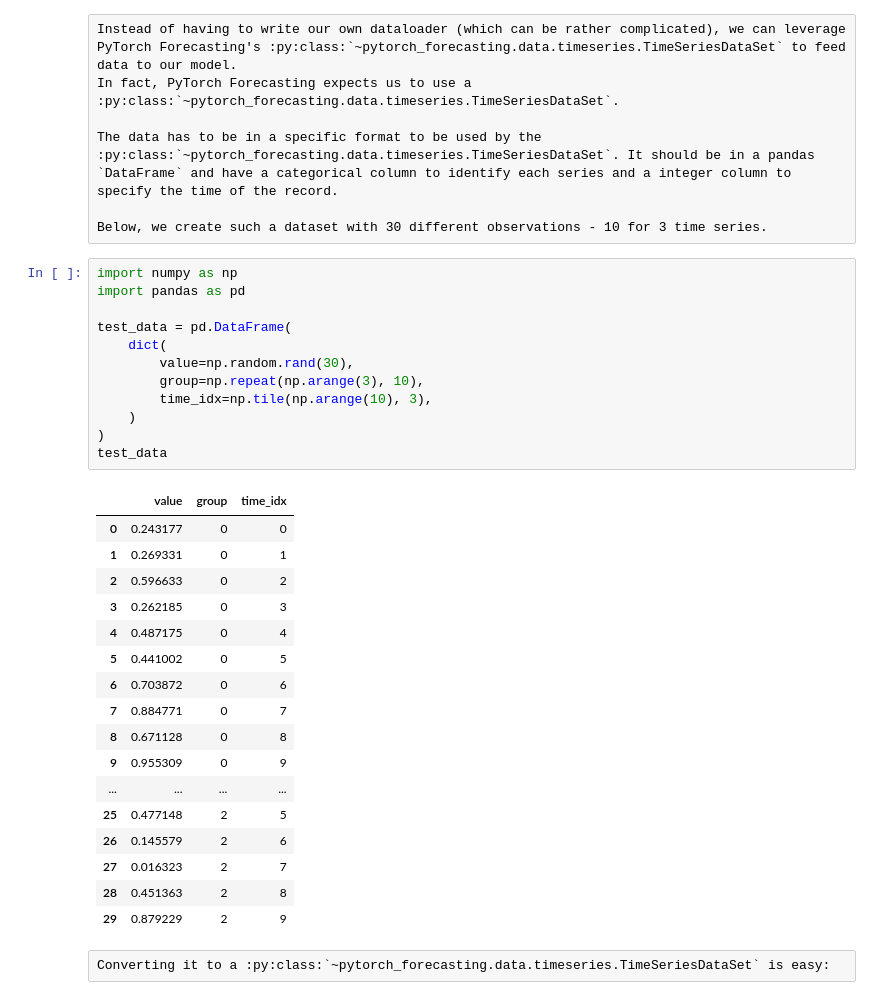
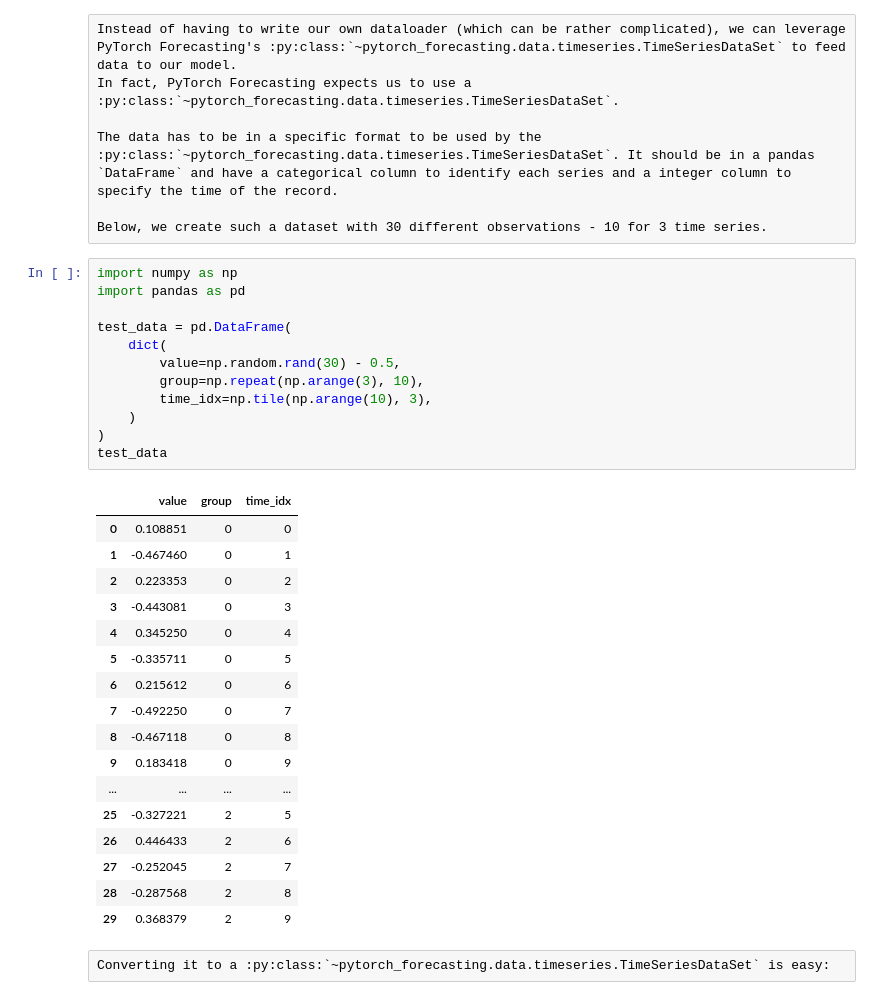
Before and after one commit to sktime/pytorch-forecasting, a Jupyter notebook: docs/source/tutorials/building.ipynb, the cells around one changed output. Cells and saved outputs as stored; diff of their text form.

```diff
--- a/docs/source/tutorials/building.ipynb
+++ b/docs/source/tutorials/building.ipynb
@@ -103,33 +103,33 @@ Below, we create such a dataset with 30 different observations - 10 for 3 time s
 # %%
 import numpy as np
 import pandas as pd
 
 test_data = pd.DataFrame(
     dict(
-        value=np.random.rand(30),
+        value=np.random.rand(30) - 0.5,
         group=np.repeat(np.arange(3), 10),
         time_idx=np.tile(np.arange(10), 3),
     )
 )
 test_data
 # %% [output]
 |  | value | group | time_idx |
-| 0 | 0.243177 | 0 | 0 |
-| 1 | 0.269331 | 0 | 1 |
-| 2 | 0.596633 | 0 | 2 |
-| 3 | 0.262185 | 0 | 3 |
-| 4 | 0.487175 | 0 | 4 |
-| 5 | 0.441002 | 0 | 5 |
-| 6 | 0.703872 | 0 | 6 |
-| 7 | 0.884771 | 0 | 7 |
-| 8 | 0.671128 | 0 | 8 |
-| 9 | 0.955309 | 0 | 9 |
+| 0 | 0.108851 | 0 | 0 |
+| 1 | -0.467460 | 0 | 1 |
+| 2 | 0.223353 | 0 | 2 |
+| 3 | -0.443081 | 0 | 3 |
+| 4 | 0.345250 | 0 | 4 |
+| 5 | -0.335711 | 0 | 5 |
+| 6 | 0.215612 | 0 | 6 |
+| 7 | -0.492250 | 0 | 7 |
+| 8 | -0.467118 | 0 | 8 |
+| 9 | 0.183418 | 0 | 9 |
 | ... | ... | ... | ... |
-| 25 | 0.477148 | 2 | 5 |
-| 26 | 0.145579 | 2 | 6 |
-| 27 | 0.016323 | 2 | 7 |
-| 28 | 0.451363 | 2 | 8 |
-| 29 | 0.879229 | 2 | 9 |
+| 25 | -0.327221 | 2 | 5 |
+| 26 | 0.446433 | 2 | 6 |
+| 27 | -0.252045 | 2 | 7 |
+| 28 | -0.287568 | 2 | 8 |
+| 29 | 0.368379 | 2 | 9 |
 # %% [raw]
 Converting it to a :py:class:`~pytorch_forecasting.data.timeseries.TimeSeriesDataSet` is easy:
 # %%
```
Also changed, not shown: parts of 43 cells of this notebook.
